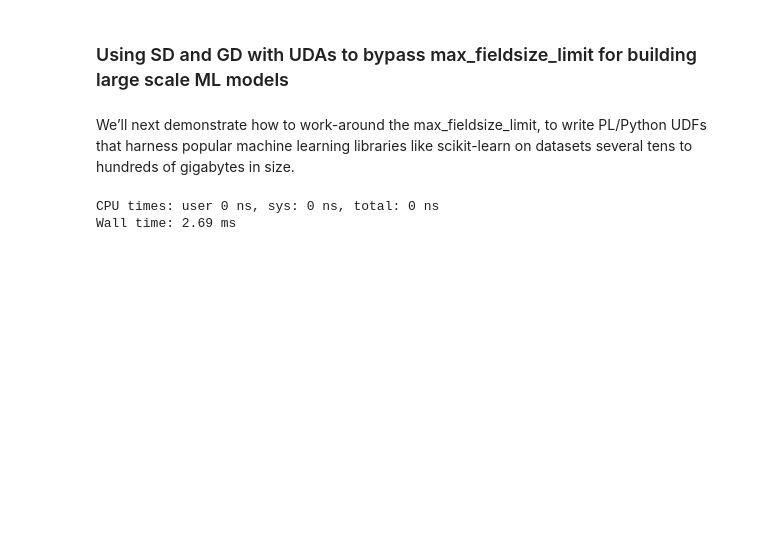
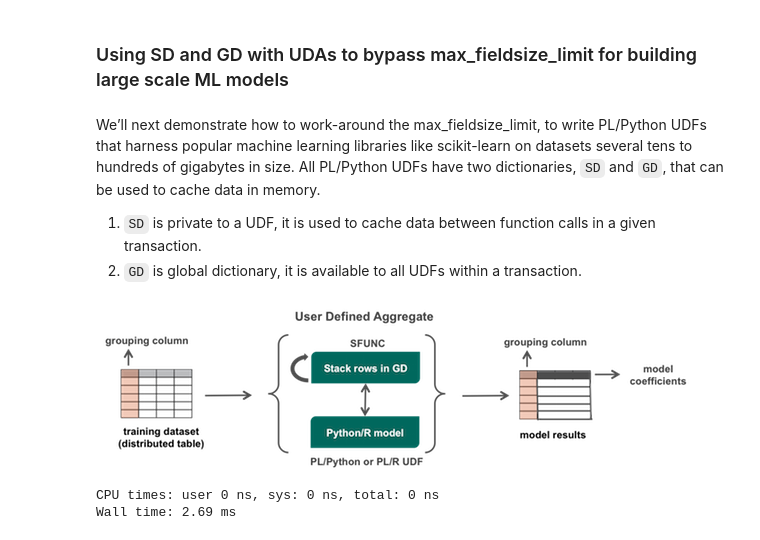
Before and after one commit to vatsan/postgresopen-2017, a Jupyter notebook: notebooks/01_in_database_ml_with_plpython.ipynb, the cells around one changed output. Drawn from its saved outputs; the diff is of its cells as text; code cells hidden in the pictures; blank space fills up the shorter version.

```diff
--- a/notebooks/01_in_database_ml_with_plpython.ipynb
+++ b/notebooks/01_in_database_ml_with_plpython.ipynb
@@ -196,6 +326,14 @@ For data science problems we often work with datasets/matrices that exceed the m
 ### Using SD and GD with UDAs to bypass max_fieldsize_limit for building large scale ML models
 # %% [markdown]
 We’ll next demonstrate how to work-around the max_fieldsize_limit, to write PL/Python UDFs that harness popular machine learning libraries like scikit-learn on datasets several tens to hundreds of gigabytes in size.
+All PL/Python UDFs have two dictionaries, `SD` and `GD`, that can be used to cache data in memory.
+
+1. `SD` is private to a UDF, it is used to cache data between function calls in a given transaction.
+2. `GD` is global dictionary, it is available to all UDFs within a transaction.
+# %%
+Image(os.environ['PROJECT_HOME'] + '/docs/images/largescale_sklearn_models_mpp.png')
+# %% [output]
+[figure, added]
 # %%
 %%time
 %%execsql
```
Also changed, not shown: parts of 9 cells of this notebook, 4 other files.
